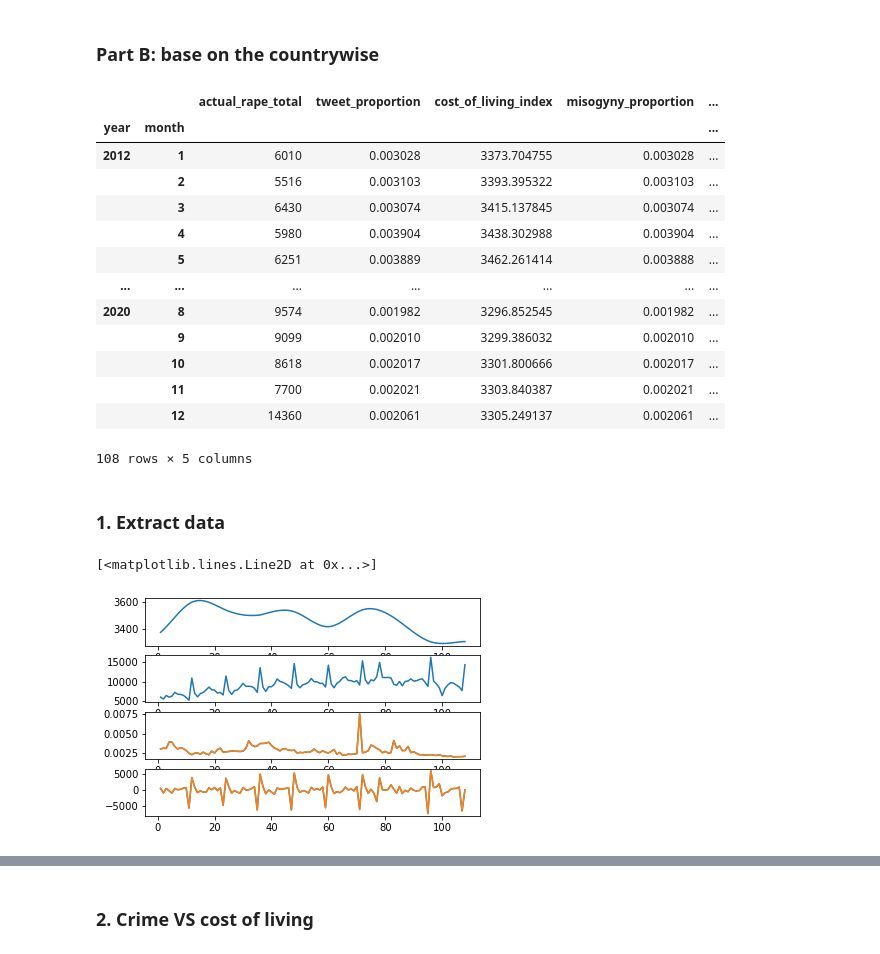
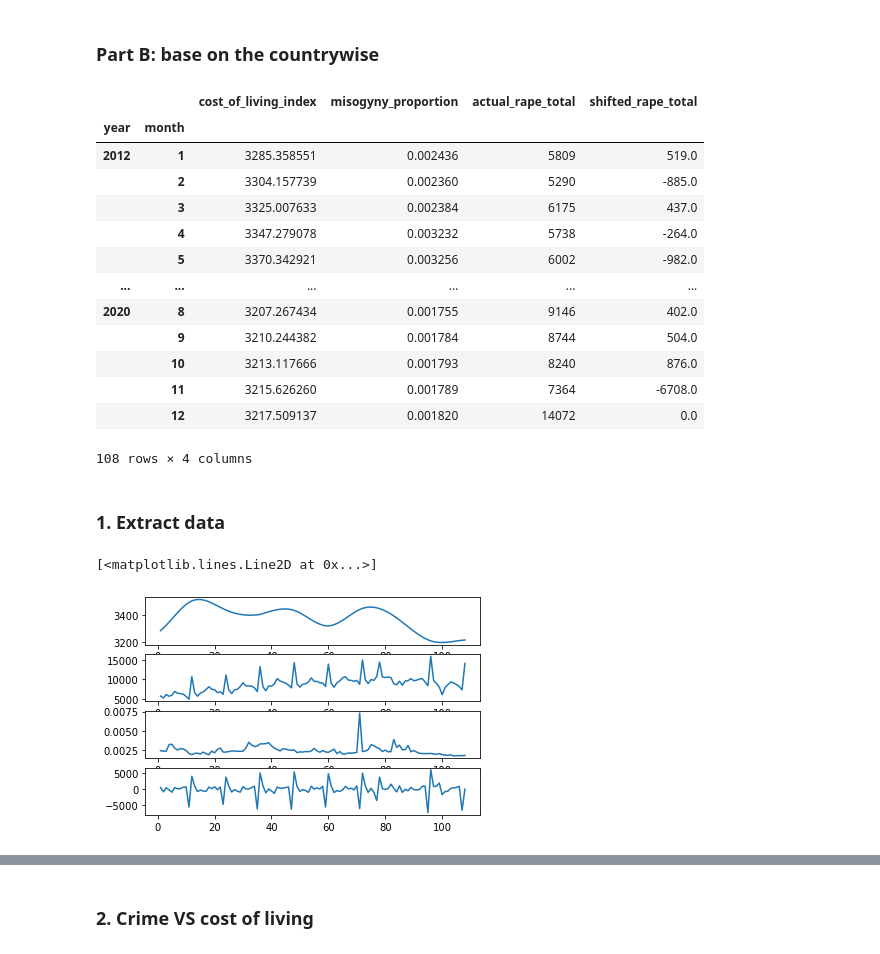
Before and after one commit to cenxi-si/DS-industry-project-group35, a Jupyter notebook: CCM_cost_of_living.ipynb, the cells around one changed output, grey strips where cells are left out. Drawn from its saved outputs; the diff is of its cells as text; code cells hidden in the pictures.

```diff
--- a/CCM_cost_of_living.ipynb
+++ b/CCM_cost_of_living.ipynb
@@ -15,7 +14,7 @@ np.seterr(divide='ignore', invalid='ignore')
 {'divide': 'ignore', 'over': 'warn', 'under': 'ignore', 'invalid': 'ignore'}
 # %%
 # from 2012-2020 9 years in total, 12 months for each year
-merged_df = pd.read_csv('./data/merged_all_data.csv',index_col=0)
+merged_df = pd.read_csv('./data/merged_data.csv',index_col=0)
 merged_df = merged_df.sort_values(by=['year','month'],ascending=[True, True])
 merged_df.shape
 # %% [output]
@@ -248,29 +247,30 @@ for i in range(len(state_list)):
 ### Part B: base on the countrywise
 # %%
 merged_data_use = merged_df.copy()
-#merged_data_use = merged_data_use[['USstate','year','month','actual_rape_total','cost_of_living_index']]
-#merged_data_use = merged_data_use.drop(columns=['nTweets_x','nTweets_y','population','Number of establishments (ESTAB)','Temperature','tweet_proportion','abbr'])
 merged_data_use['misogyny_proportion'] = merged_data_use['nTweets_y'] / merged_data_use['nTweets_x']
 merged_data_use = merged_data_use.groupby(['year','month']).sum()
 merged_data_use['shifted_rape_total'] = merged_data_use['actual_rape_total'] - merged_data_use['actual_rape_total'].shift(-1)
 merged_data_use['shifted_rape_total'] = merged_data_use['shifted_rape_total'].fillna(0)
-merged_data_use = merged_data_use.drop(columns=['nTweets_x','nTweets_y','population','Number of establishments (ESTAB)','Temperature'])
 merged_data_use
+#merged_data_use = merged_data_use.drop(columns=['nTweets_x','nTweets_y','population','Number of establishments (ESTAB)'])
+
+merged_data_use = merged_data_use[['cost_of_living_index', 'misogyny_proportion','actual_rape_total', 'shifted_rape_total']]
+merged_data_use
 # %% [output]
-|  |  | actual_rape_total | tweet_proportion | cost_of_living_index | misogyny_proportion | ... |
-| year | month |  |  |  |  | ... |
-| 2012 | 1 | 6010 | 0.003028 | 3373.704755 | 0.003028 | ... |
-|  | 2 | 5516 | 0.003103 | 3393.395322 | 0.003103 | ... |
-|  | 3 | 6430 | 0.003074 | 3415.137845 | 0.003074 | ... |
-|  | 4 | 5980 | 0.003904 | 3438.302988 | 0.003904 | ... |
-|  | 5 | 6251 | 0.003889 | 3462.261414 | 0.003888 | ... |
-| ... | ... | ... | ... | ... | ... | ... |
-| 2020 | 8 | 9574 | 0.001982 | 3296.852545 | 0.001982 | ... |
-|  | 9 | 9099 | 0.002010 | 3299.386032 | 0.002010 | ... |
-|  | 10 | 8618 | 0.002017 | 3301.800666 | 0.002017 | ... |
-|  | 11 | 7700 | 0.002021 | 3303.840387 | 0.002021 | ... |
-|  | 12 | 14360 | 0.002061 | 3305.249137 | 0.002061 | ... |
+|  |  | cost_of_living_index | misogyny_proportion | actual_rape_total | shifted_rape_total |
+| year | month |  |  |  |  |
+| 2012 | 1 | 3285.358551 | 0.002436 | 5809 | 519.0 |
+|  | 2 | 3304.157739 | 0.002360 | 5290 | -885.0 |
+|  | 3 | 3325.007633 | 0.002384 | 6175 | 437.0 |
+|  | 4 | 3347.279078 | 0.003232 | 5738 | -264.0 |
+|  | 5 | 3370.342921 | 0.003256 | 6002 | -982.0 |
+| ... | ... | ... | ... | ... | ... |
+| 2020 | 8 | 3207.267434 | 0.001755 | 9146 | 402.0 |
+|  | 9 | 3210.244382 | 0.001784 | 8744 | 504.0 |
+|  | 10 | 3213.117666 | 0.001793 | 8240 | 876.0 |
+|  | 11 | 3215.626260 | 0.001789 | 7364 | -6708.0 |
+|  | 12 | 3217.509137 | 0.001820 | 14072 | 0.0 |
-108 rows × 5 columns
+108 rows × 4 columns
 # %% [markdown]
 ### 1. Extract data
 # %%
@@ -281,14 +281,10 @@ x4_shifted_crime = merged_data_use['shifted_rape_total'].to_numpy()
 # %%
 fig,ax = plt.subplots(nrows=4,sharex=False,sharey=False)
 ax[0].plot(np.arange(1,109),x1_cost_of_living)
 ax[1].plot(np.arange(1,109),x2_crime)
 ax[2].plot(np.arange(1,109),x3_tweet)
 ax[3].plot(np.arange(1,109),x4_shifted_crime)
-
-
-ax[2].plot(np.arange(1,109),x3_tweet)
-ax[3].plot(np.arange(1,109),x4_shifted_crime)
 # %% [output]
 [<matplotlib.lines.Line2D at 0x...>]
-[figure, old version]
+[figure, new version]
 # %%
```
Also changed, not shown: parts of 21 cells of this notebook, 1 other file.
